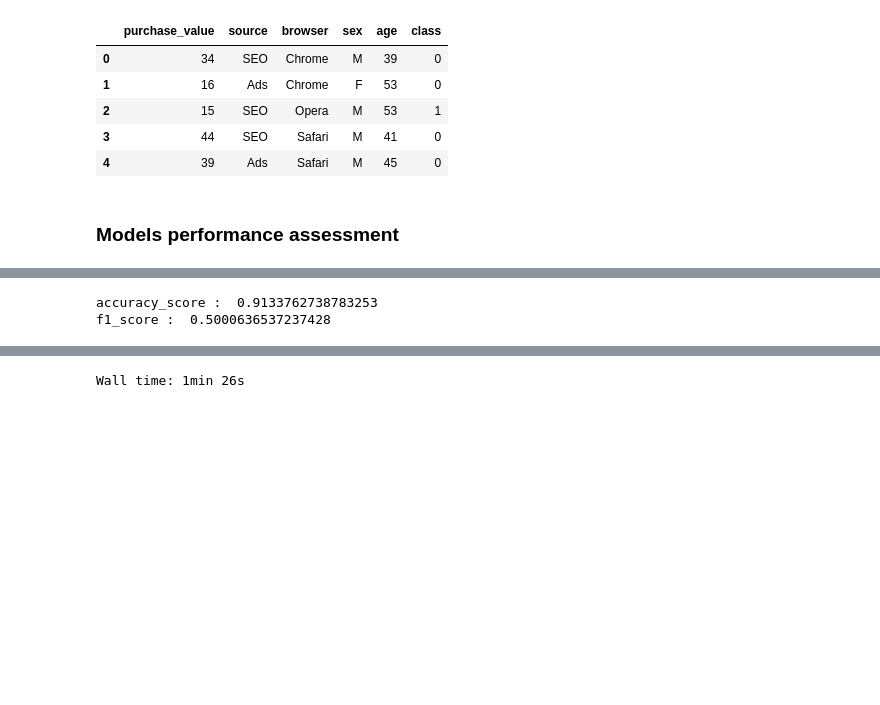
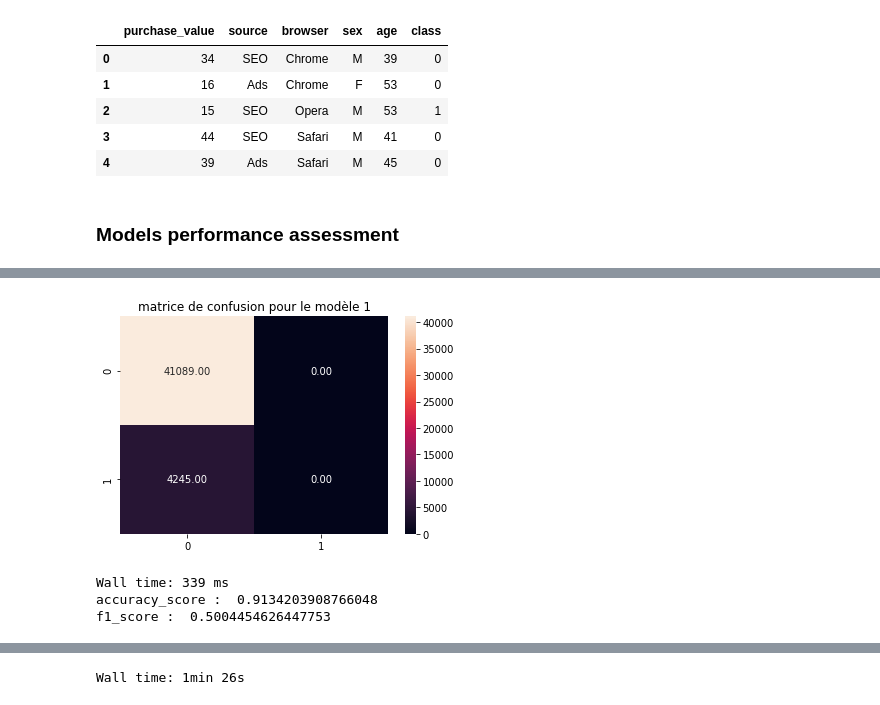
Before and after one commit to DialloYoussouf/Jedhabootcamp_Projects, a Jupyter notebook: FRAUDULENT ACTIVITIES/FRAUDULENT ACTIVITIES.ipynb, the cells around one changed output, grey strips where cells are left out. Cells and saved outputs as stored; diff of their text form; code cells hidden in the pictures; blank space fills up the shorter version.

```diff
--- a/FRAUDULENT ACTIVITIES/FRAUDULENT ACTIVITIES.ipynb
+++ b/FRAUDULENT ACTIVITIES/FRAUDULENT ACTIVITIES.ipynb
@@ -61,11 +61,13 @@ X_test_scaled = scaler.transform(X_test)
 # %%
 from sklearn.linear_model import LogisticRegressionCV
 from sklearn.metrics import f1_score, accuracy_score
+# %%
+y_test1 = pd.DataFrame(y_test.copy())
 # %%
 #LogisticRegressionCV
 Logistic_CV = LogisticRegressionCV(cv=10, solver='liblinear',  n_jobs=-1, class_weight = {0:1,1:4} )
 %time Logistic_CV.fit(X_train_scaled, y_train)
-y_test_pred = Logistic_CV.predict(X_test_scaled)
-print('accuracy_score : ', accuracy_score(y_test, y_test_pred))
-print('f1_score : ', f1_score(y_test, y_test_pred))
+y_test_pred1 = Logistic_CV.predict(X_test_scaled)
+print('accuracy_score : ', accuracy_score(y_test1, y_test_pred1))
+print('f1_score : ', f1_score(y_test1, y_test_pred1))
 # %% [output]
@@ -73,13 +75,22 @@ Wall time: 7.78 s
 accuracy_score :  0.9063616711518948
 f1_score :  0.0
+# %%
+from sklearn.metrics import confusion_matrix
+model1 = confusion_matrix(y_test1, y_test_pred)
+sns.heatmap(model1, annot=True, fmt='.2f' )
+plt.title('matrice de confusion pour le modèle 1')
+plt.show()
+# %% [output]
+[figure, added]
 # %%
 #DecisionTree(entropy)
 from sklearn.tree import DecisionTreeClassifier
 Tree_gini = DecisionTreeClassifier(criterion='entropy')
 %time Tree_gini.fit(X_train_scaled, y_train)
-y_test_pred = Tree_gini.predict(X_test_scaled)
-print('accuracy_score : ', accuracy_score(y_test, y_test_pred))
-print('f1_score : ', f1_score(y_test, y_test_pred))
+y_test_pred2 = Tree_gini.predict(X_test_scaled)
+print('accuracy_score : ', accuracy_score(y_test1, y_test_pred2))
+print('f1_score : ', f1_score(y_test1, y_test_pred2))
 # %% [output]
-accuracy_score :  0.9133762738783253
-f1_score :  0.5000636537237428
+Wall time: 339 ms
+accuracy_score :  0.9134203908766048
+f1_score :  0.5004454626447753
```
Also changed, not shown: parts of 60 cells of this notebook, 3 other files.
